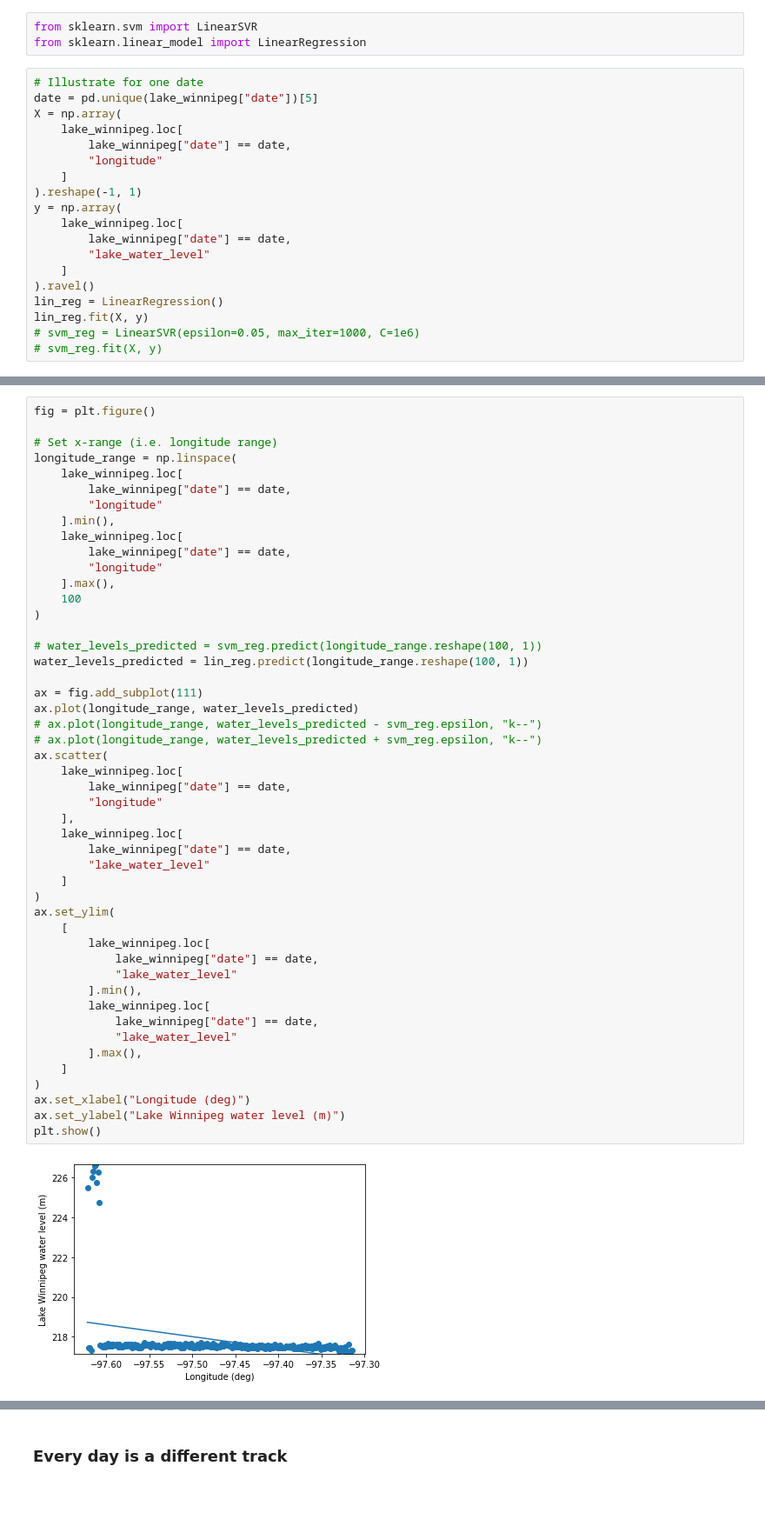
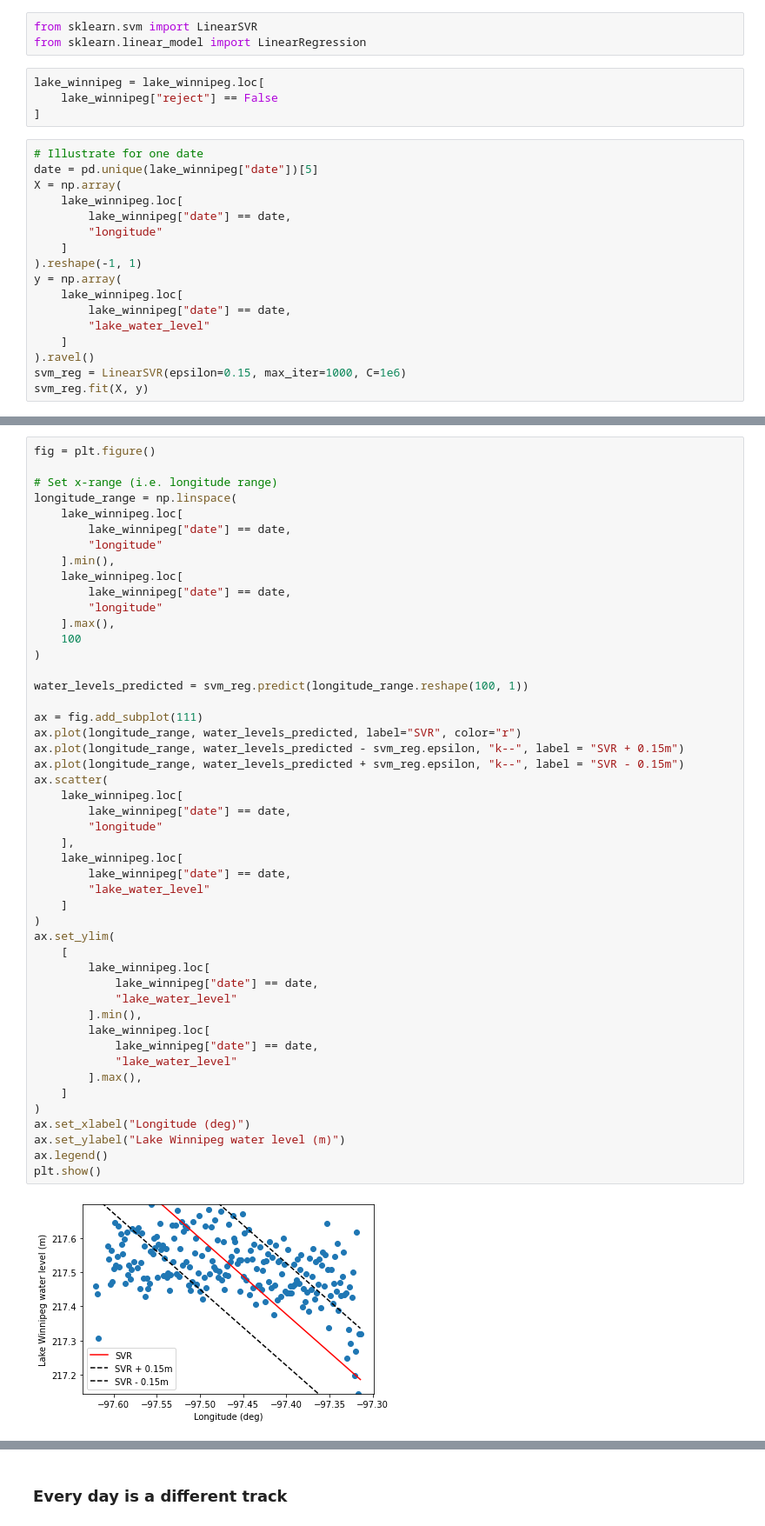
Before and after one commit to pvasudev16/ml-freshwater-management, a Jupyter notebook: lake_water_level_data_exploration.ipynb, the cells around one changed output, grey strips where cells are left out. Shown at 87% size. Saved outputs shown, nothing was run; the diff lists cells and outputs as text; blank space fills up the shorter version.

```diff
--- a/lake_water_level_data_exploration.ipynb
+++ b/lake_water_level_data_exploration.ipynb
@@ -628,6 +388,10 @@ Plot the water levels against the longitude coordinate. It seems we can get away
 # %%
 from sklearn.svm import LinearSVR
 from sklearn.linear_model import LinearRegression
+# %%
+lake_winnipeg = lake_winnipeg.loc[
+    lake_winnipeg["reject"] == False
+]
 # %%
 # Illustrate for one date
 date = pd.unique(lake_winnipeg["date"])[5]
@@ -643,8 +407,6 @@ y = np.array(
         "lake_water_level"
     ]
 ).ravel()
-lin_reg = LinearRegression()
-lin_reg.fit(X, y)
-# svm_reg = LinearSVR(epsilon=0.05, max_iter=1000, C=1e6)
-# svm_reg.fit(X, y)
+svm_reg = LinearSVR(epsilon=0.15, max_iter=1000, C=1e6)
+svm_reg.fit(X, y)
 # %% [output]
@@ -665,37 +427,37 @@ longitude_range = np.linspace(
     100
 )
 
-# water_levels_predicted = svm_reg.predict(longitude_range.reshape(100, 1))
-water_levels_predicted = lin_reg.predict(longitude_range.reshape(100, 1))
+water_levels_predicted = svm_reg.predict(longitude_range.reshape(100, 1))
 
 ax = fig.add_subplot(111)
-ax.plot(longitude_range, water_levels_predicted)
-# ax.plot(longitude_range, water_levels_predicted - svm_reg.epsilon, "k--")
-# ax.plot(longitude_range, water_levels_predicted + svm_reg.epsilon, "k--")
+ax.plot(longitude_range, water_levels_predicted, label="SVR", color="r")
+ax.plot(longitude_range, water_levels_predicted - svm_reg.epsilon, "k--", label = "SVR + 0.15m")
+ax.plot(longitude_range, water_levels_predicted + svm_reg.epsilon, "k--", label = "SVR - 0.15m")
 ax.scatter(
     lake_winnipeg.loc[
         lake_winnipeg["date"] == date,
         "longitude"
     ],
     lake_winnipeg.loc[
         lake_winnipeg["date"] == date,
         "lake_water_level"
     ]
 )
 ax.set_ylim(
     [
         lake_winnipeg.loc[
             lake_winnipeg["date"] == date,
             "lake_water_level"
         ].min(),
         lake_winnipeg.loc[
             lake_winnipeg["date"] == date,
             "lake_water_level"
         ].max(),
     ]
 )
 ax.set_xlabel("Longitude (deg)")
 ax.set_ylabel("Lake Winnipeg water level (m)")
+ax.legend()
 plt.show()
 # %% [output]
-[figure, old version]
+[figure, new version]
```
Also changed, not shown: parts of 28 cells of this notebook, 22 other files.
